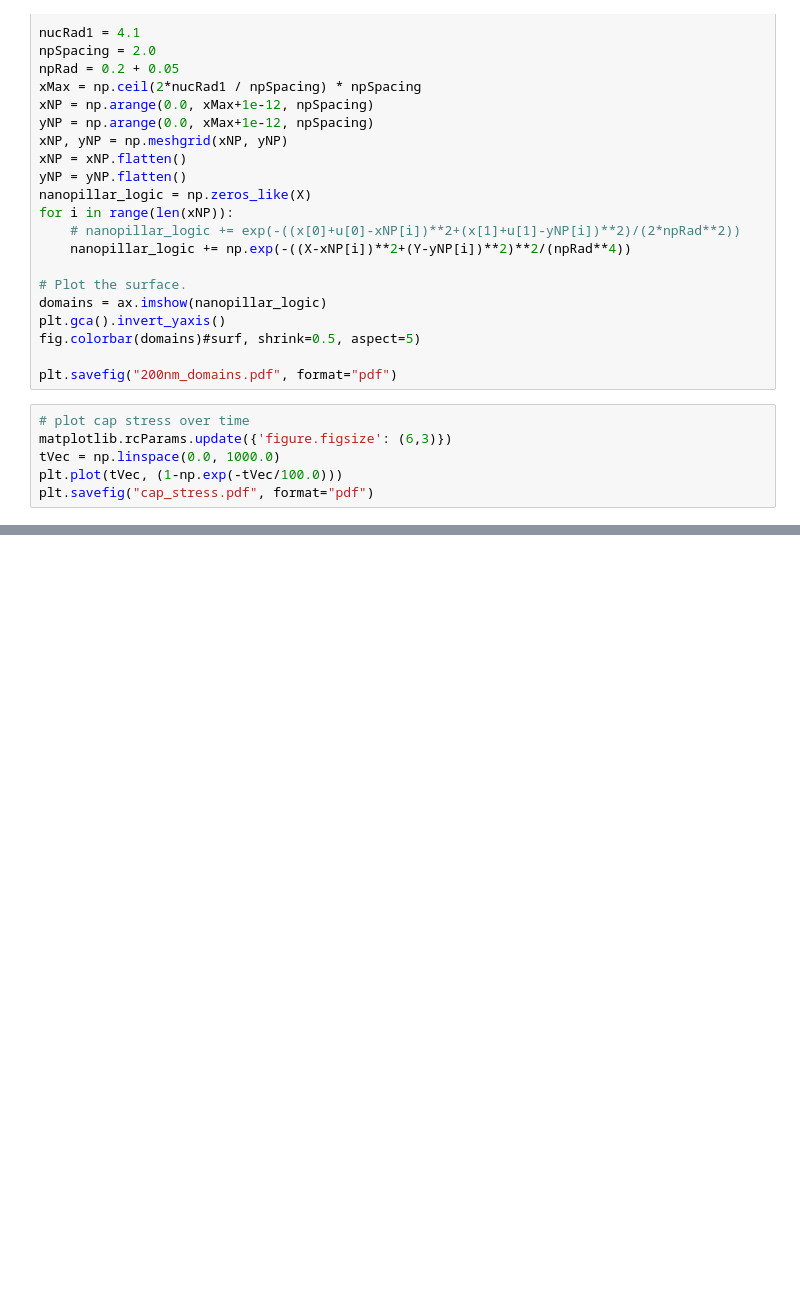
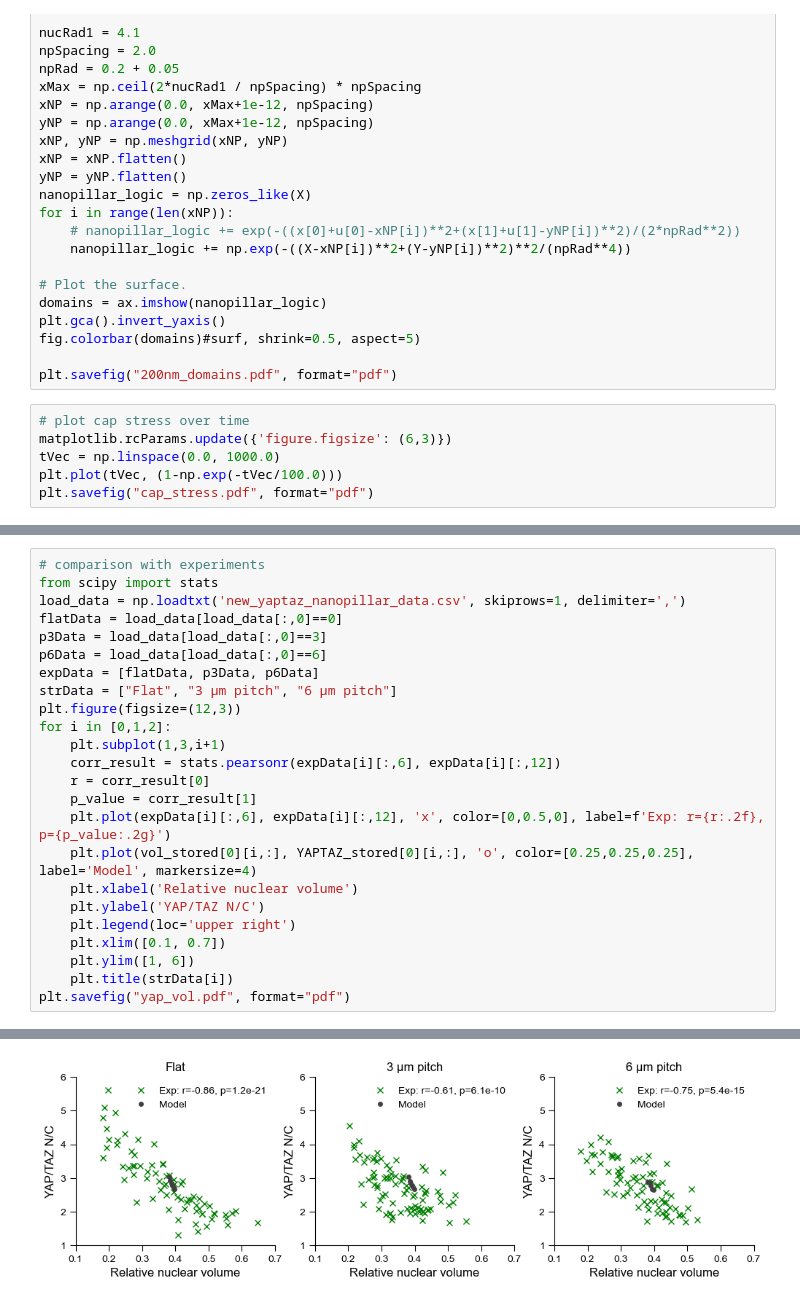
Before and after one commit to RangamaniLabUCSD/smart-mechanotransduction, a Jupyter notebook: plotting/mech_figs.ipynb, the cells around one changed output, grey strips where cells are left out. Drawn from its saved outputs; the diff is of its cells as text; blank space fills up the shorter version.

```diff
--- a/plotting/mech_figs.ipynb
+++ b/plotting/mech_figs.ipynb
@@ -396,0 +573,25 @@ plt.savefig("cap_stress.pdf", format="pdf")
+# %%
+# comparison with experiments
+from scipy import stats
+load_data = np.loadtxt('new_yaptaz_nanopillar_data.csv', skiprows=1, delimiter=',')
+flatData = load_data[load_data[:,0]==0]
+p3Data = load_data[load_data[:,0]==3]
+p6Data = load_data[load_data[:,0]==6]
+expData = [flatData, p3Data, p6Data]
+strData = ["Flat", "3 µm pitch", "6 µm pitch"]
+plt.figure(figsize=(12,3))
+for i in [0,1,2]:
+    plt.subplot(1,3,i+1)
+    corr_result = stats.pearsonr(expData[i][:,6], expData[i][:,12])
+    r = corr_result[0]
+    p_value = corr_result[1]
+    plt.plot(expData[i][:,6], expData[i][:,12], 'x', color=[0,0.5,0], label=f'Exp: r={r:.2f}, p={p_value:.2g}')
+    plt.plot(vol_stored[0][i,:], YAPTAZ_stored[0][i,:], 'o', color=[0.25,0.25,0.25], label='Model', markersize=4)
+    plt.xlabel('Relative nuclear volume')
+    plt.ylabel('YAP/TAZ N/C')
+    plt.legend(loc='upper right')
+    plt.xlim([0.1, 0.7])
+    plt.ylim([1, 6])
+    plt.title(strData[i])
+plt.savefig("yap_vol.pdf", format="pdf")
+# %% [output]
@@ -396,0 +615 @@ plt.savefig("cap_stress.pdf", format="pdf")
+[figure, added]
```
Also changed, not shown: parts of 16 cells of this notebook, 13 other files.
